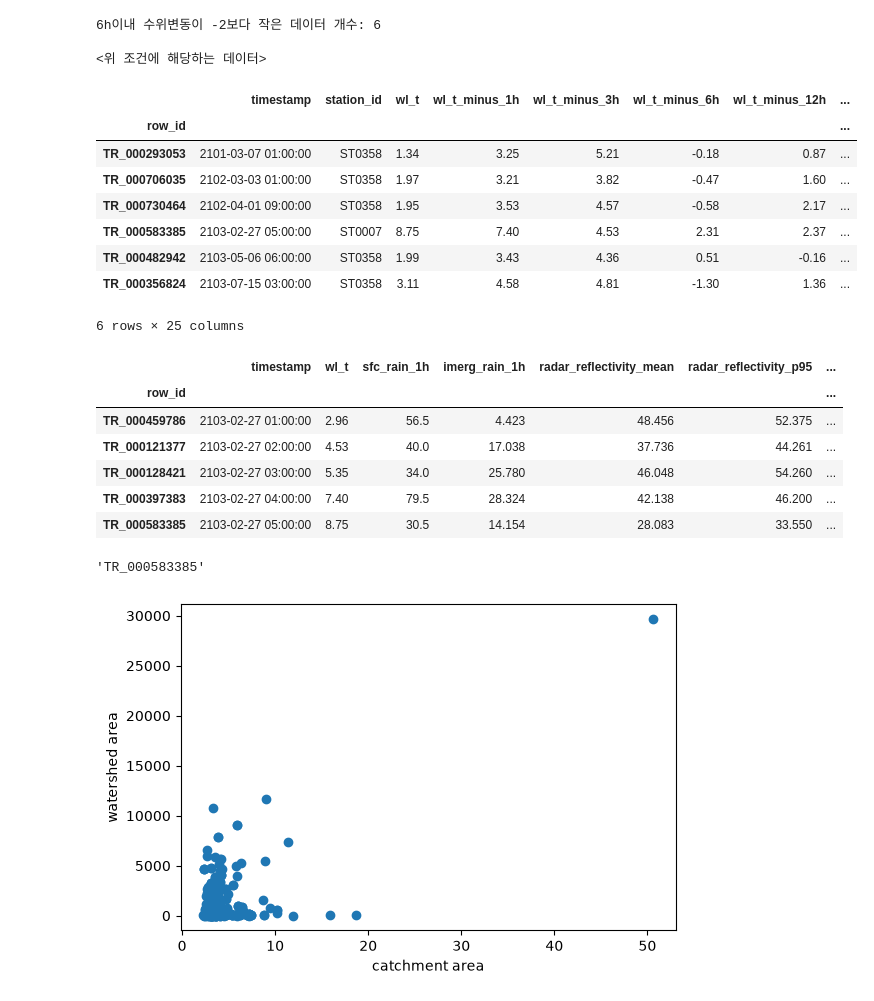
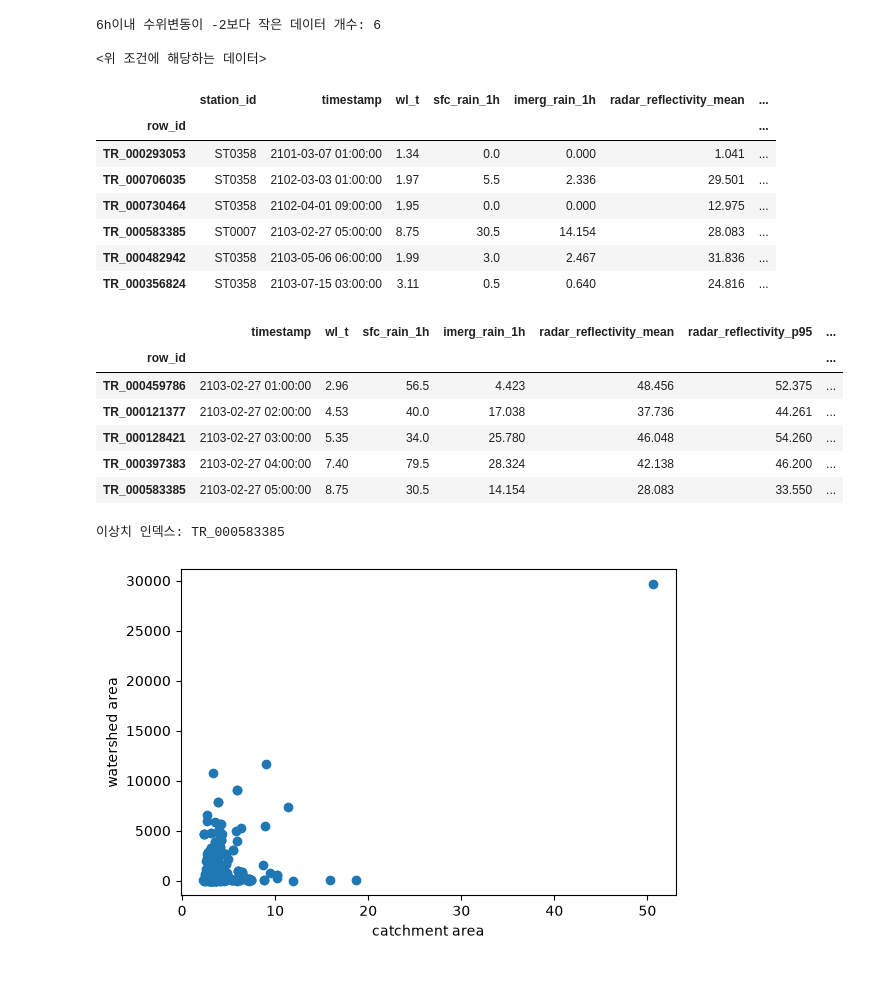
Before and after one commit to soohok402/AI_Data_exhibition, a Jupyter notebook: notebook/1-2_EDA_outlier.ipynb, the cells around one changed output. Drawn from its saved outputs; the diff is of its cells as text; code cells hidden in the pictures.

```diff
--- a/notebook/1-2_EDA_outlier.ipynb
+++ b/notebook/1-2_EDA_outlier.ipynb
@@ -7,7 +7,11 @@ import pandas as pd
 # pd.set_option('display.max_columns', None)  # none은 제한값 자리(몇개 열까지 보여줄까)
 # pd.set_option('display.max_rows', None)
 
-df = pd.read_parquet(PROJECT_ROOT / 'parqueted_data' / 'train')
+# ============================================================
+# 1. 데이터 불러오기
+# ============================================================
+
+df = pd.read_parquet(PROJECT_ROOT / 'parqueted_data' / 'train.parquet')
 
 # 해당 df의 메모리사용량 확인용
 # df.memory_usage(deep=True).sum() / 1024**3
@@ -65,52 +70,48 @@ env_cols = [
 # %%
 # ========================================================================
 # 2. 시계열데이터 중에 수위변동값('target_maxrise_6h') 이상치 탐지(1-1 참고)
 # ========================================================================
 
+# 얼마를 이상치로 잡을지 기준 설정
 cond_min_maxrise = df['target_maxrise_6h'] < -2  # 이거 자체가 불리언 조건문임
 print(f"6h이내 수위변동이 -2보다 작은 데이터 개수: {cond_min_maxrise.sum()}")  # 불리언조건문은 sum으로 개수를 셀 수 있음
 print()
 print("<위 조건에 해당하는 데이터>")
 print()
-display(df[cond_min_maxrise])
-# 수위변동값이 -2 이하인 케이스를 보면 이상치 혼자 다른 관측소 값임
-# 이 이상치는 심지어 극한 홍수가 발생한 케이스임에도 수위가 빠졌음
-# 해당 관측소값만 모아볼 필요가 있음
+display(df.loc[cond_min_maxrise, ['station_id', 'timestamp'] + time_cols])
+# 수위변동값이 -2 이하인 케이스를 보면 이상치 혼자 다른 관측소 값이고 혼자 -8.7로 압도적인 수치
+# 해당관측소의 전후시간대 확인 필요
 print()
-
 
 # 관측소번호 'ST0007'만 모아보기
 cond_ST0007 = df['station_id'] == 'ST0007'
-# df.loc[cond_ST0007].sort_values('target_maxrise_6h')
-# 수위변동 -8.7은 독보적인 값이 맞음, 주변값들을 볼 필요가 있을듯
 
-# timestamp 기준으로 2103-02-26 00:00 ~ 2103-02-29 00:00 을 모아보겠다.
-cond_time = (df['timestamp'] > '2103-02-27 00:00') & (df['timestamp'] < '2103-03-01 00:00')
-display(df.loc[cond_ST0007 & cond_time, time_cols].sort_values('timestamp'))
+# timestamp 기준으로 2103-02-27 00:00 ~ 2103-02-28 00:00 을 모아보기
+cond_time = (df['timestamp'] > '2103-02-27 00:00') & (df['timestamp'] < '2103-02-28 00:00')
+display(df.loc[cond_ST0007 & cond_time, (['timestamp'] + time_cols)].sort_values('timestamp'))
 # 이상치 확정
 print()
-df['target_maxrise_6h'].idxmin()
+print(f"이상치 인덱스: {df['target_maxrise_6h'].idxmin()}")
 # %% [output]
 6h이내 수위변동이 -2보다 작은 데이터 개수: 6
 
 <위 조건에 해당하는 데이터>
-|  | timestamp | station_id | wl_t | wl_t_minus_1h | wl_t_minus_3h | wl_t_minus_6h | wl_t_minus_12h | ... |
-| row_id |  |  |  |  |  |  |  | ... |
-| TR_000293053 | 2101-03-07 01:00:00 | ST0358 | 1.34 | 3.25 | 5.21 | -0.18 | 0.87 | ... |
-| TR_000706035 | 2102-03-03 01:00:00 | ST0358 | 1.97 | 3.21 | 3.82 | -0.47 | 1.60 | ... |
-| TR_000730464 | 2102-04-01 09:00:00 | ST0358 | 1.95 | 3.53 | 4.57 | -0.58 | 2.17 | ... |
-| TR_000583385 | 2103-02-27 05:00:00 | ST0007 | 8.75 | 7.40 | 4.53 | 2.31 | 2.37 | ... |
-| TR_000482942 | 2103-05-06 06:00:00 | ST0358 | 1.99 | 3.43 | 4.36 | 0.51 | -0.16 | ... |
-| TR_000356824 | 2103-07-15 03:00:00 | ST0358 | 3.11 | 4.58 | 4.81 | -1.30 | 1.36 | ... |
+|  | station_id | timestamp | wl_t | sfc_rain_1h | imerg_rain_1h | radar_reflectivity_mean | ... |
+| row_id |  |  |  |  |  |  | ... |
+| TR_000293053 | ST0358 | 2101-03-07 01:00:00 | 1.34 | 0.0 | 0.000 | 1.041 | ... |
+| TR_000706035 | ST0358 | 2102-03-03 01:00:00 | 1.97 | 5.5 | 2.336 | 29.501 | ... |
+| TR_000730464 | ST0358 | 2102-04-01 09:00:00 | 1.95 | 0.0 | 0.000 | 12.975 | ... |
+| TR_000583385 | ST0007 | 2103-02-27 05:00:00 | 8.75 | 30.5 | 14.154 | 28.083 | ... |
+| TR_000482942 | ST0358 | 2103-05-06 06:00:00 | 1.99 | 3.0 | 2.467 | 31.836 | ... |
+| TR_000356824 | ST0358 | 2103-07-15 03:00:00 | 3.11 | 0.5 | 0.640 | 24.816 | ... |
+|  | timestamp | wl_t | sfc_rain_1h | imerg_rain_1h | radar_reflectivity_mean | radar_reflectivity_p95 | ... |
+| row_id |  |  |  |  |  |  | ... |
+| TR_000459786 | 2103-02-27 01:00:00 | 2.96 | 56.5 | 4.423 | 48.456 | 52.375 | ... |
+| TR_000121377 | 2103-02-27 02:00:00 | 4.53 | 40.0 | 17.038 | 37.736 | 44.261 | ... |
+| TR_000128421 | 2103-02-27 03:00:00 | 5.35 | 34.0 | 25.780 | 46.048 | 54.260 | ... |
+| TR_000397383 | 2103-02-27 04:00:00 | 7.40 | 79.5 | 28.324 | 42.138 | 46.200 | ... |
+| TR_000583385 | 2103-02-27 05:00:00 | 8.75 | 30.5 | 14.154 | 28.083 | 33.550 | ... |
-6 rows × 25 columns
+이상치 인덱스: TR_000583385
-|  | timestamp | wl_t | sfc_rain_1h | imerg_rain_1h | radar_reflectivity_mean | radar_reflectivity_p95 | ... |
-| row_id |  |  |  |  |  |  | ... |
-| TR_000459786 | 2103-02-27 01:00:00 | 2.96 | 56.5 | 4.423 | 48.456 | 52.375 | ... |
-| TR_000121377 | 2103-02-27 02:00:00 | 4.53 | 40.0 | 17.038 | 37.736 | 44.261 | ... |
-| TR_000128421 | 2103-02-27 03:00:00 | 5.35 | 34.0 | 25.780 | 46.048 | 54.260 | ... |
-| TR_000397383 | 2103-02-27 04:00:00 | 7.40 | 79.5 | 28.324 | 42.138 | 46.200 | ... |
-| TR_000583385 | 2103-02-27 05:00:00 | 8.75 | 30.5 | 14.154 | 28.083 | 33.550 | ... |
-'TR_000583385'
 # %%
 # ========================================================================
 # 3. 환경변수 중에 집수면적(cat)과 유역면적(ws)도 하나의 이상치 확인
```
Also changed, not shown: parts of 1 cell of this notebook, 15 other files.
